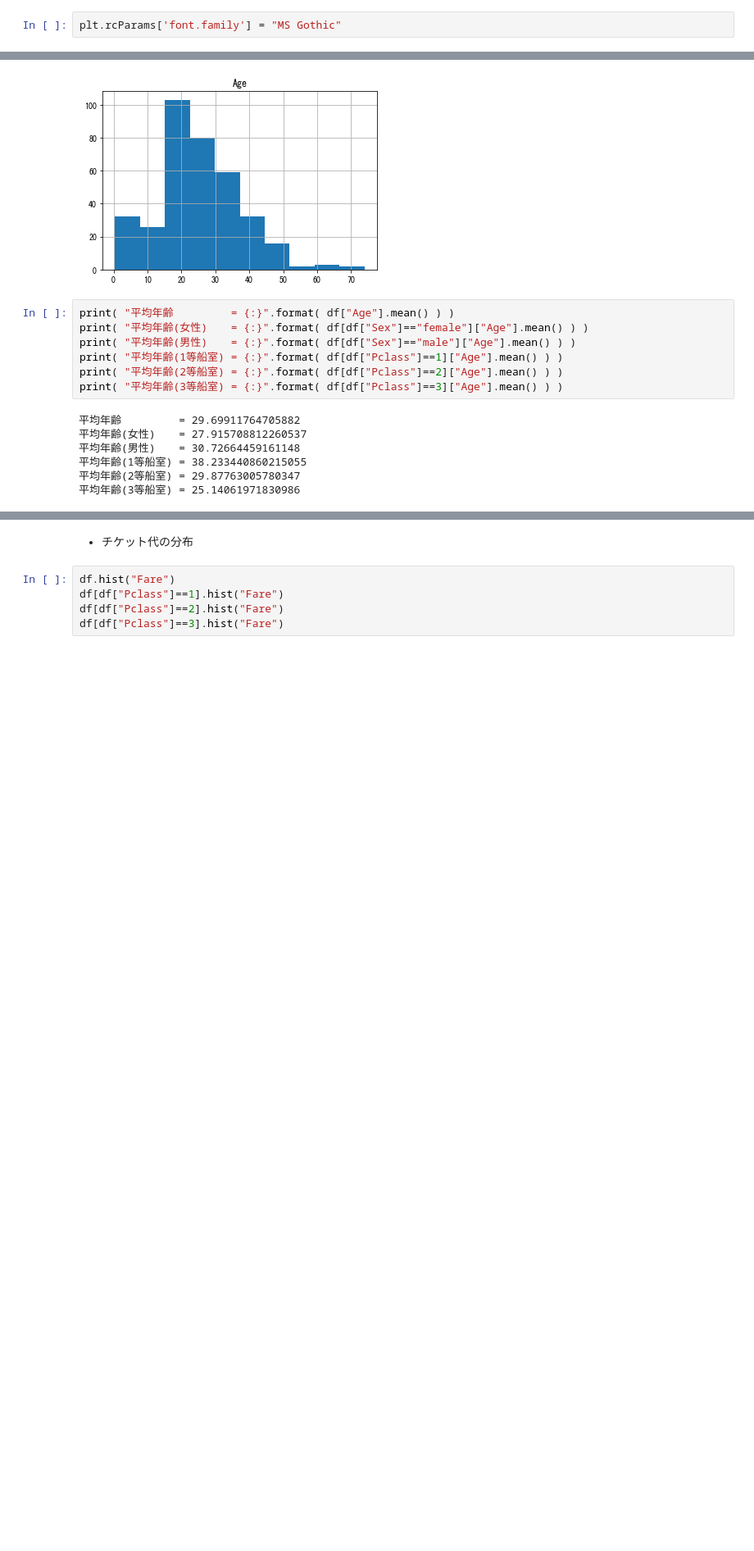
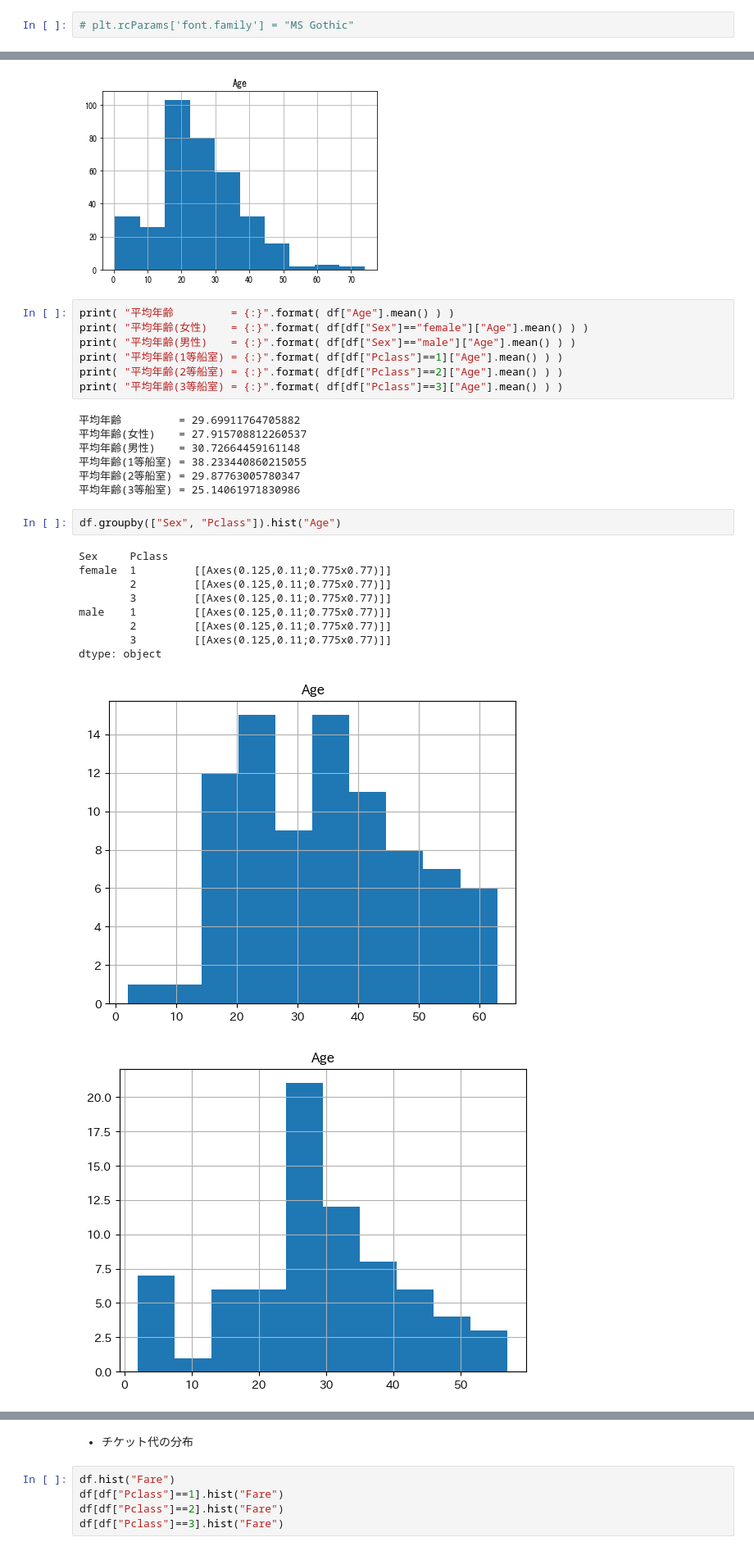
Before and after one commit to shiraishi-mu/MEE2_2024, a Jupyter notebook: _sources/lecture_ipynbs/MEE2_12b.ipynb, the cells around one changed output, grey strips where cells are left out. Shown at 82% size. Cells and saved outputs as stored; diff of their text form; blank space fills up the shorter version.

```diff
--- a/_sources/lecture_ipynbs/MEE2_12b.ipynb
+++ b/_sources/lecture_ipynbs/MEE2_12b.ipynb
@@ -18,7 +19,7 @@ import matplotlib.pyplot as plt
 
 %matplotlib inline
 # %%
-plt.rcParams['font.family'] = "MS Gothic"
+# plt.rcParams['font.family'] = "MS Gothic"
 # %% [markdown]
 * CSVファイルの中身確認　（less: unix コマンド）
 # %%
@@ -142,3 +161,16 @@ print( "平均年齢(3等船室) = {:}".format( df[df["Pclass"]==3]["Age"].mean(
 平均年齢(1等船室) = 38.233440860215055
 平均年齢(2等船室) = 29.87763005780347
 平均年齢(3等船室) = 25.14061971830986
+# %%
+df.groupby(["Sex", "Pclass"]).hist("Age")
+# %% [output]
+Sex     Pclass
+female  1         [[Axes(0.125,0.11;0.775x0.77)]]
+        2         [[Axes(0.125,0.11;0.775x0.77)]]
+        3         [[Axes(0.125,0.11;0.775x0.77)]]
+male    1         [[Axes(0.125,0.11;0.775x0.77)]]
+        2         [[Axes(0.125,0.11;0.775x0.77)]]
+        3         [[Axes(0.125,0.11;0.775x0.77)]]
+dtype: object
+[figure, added]
+[figure, added]
```
Also changed, not shown: parts of 6 cells of this notebook, 39 other files.
